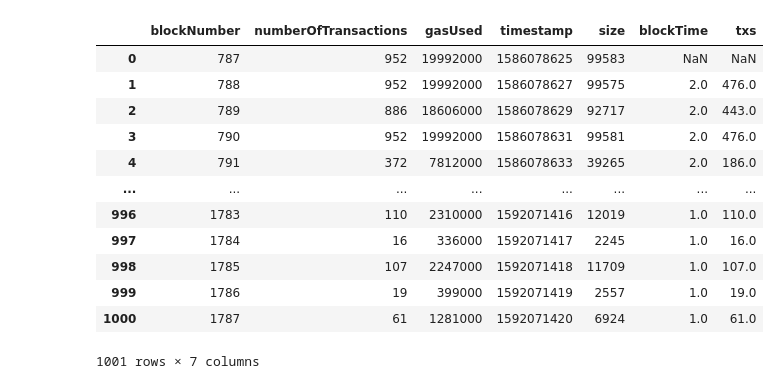
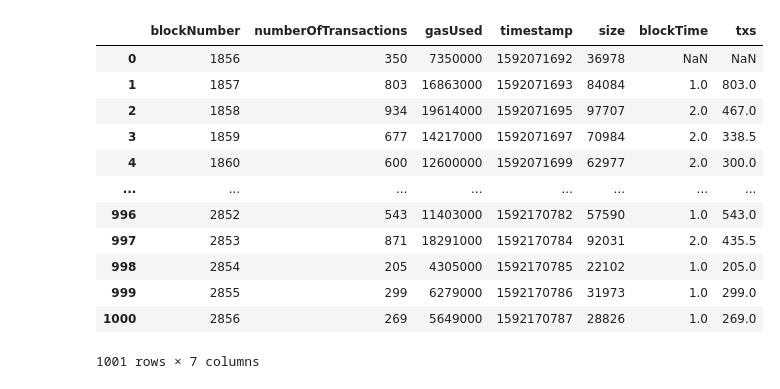
Before and after one commit to lab10-coop/honey-badger-testing, a Jupyter notebook: jupyter/block_analysis.ipynb, the cells around one changed output. Cells and saved outputs as stored; diff of their text form; code cells hidden in the pictures.

```diff
--- a/jupyter/block_analysis.ipynb
+++ b/jupyter/block_analysis.ipynb
@@ -9,38 +9,38 @@ import matplotlib.pyplot as plt
 # We use larger plot areas, adjust to your needs.
 plt.rcParams["figure.figsize"] = (20, 10)
 # %%
-filepath = 'data/hbbft/runUpgrade/throughput1/blocks.blocks.csv'
+filepath = 'data/hbbft/runUpgradeFull/throughput2/blocks.blocks.csv'
 df = pd.read_csv(filepath)
 # dfFixed = pd.read_csv('data/hbbft/data_test_blocks/blocks_no_js_checks.log.txt')
 
 df['blockTime'] = df.timestamp - df.shift(1).timestamp
 # dfFixed['blockTime'] =  dfFixed.timestamp - dfFixed.shift(1).timestamp
 
 
 df['txs'] = df.numberOfTransactions / df.blockTime
 
 # dfFixed['txs'] = dfFixed.numberOfTransactions / dfFixed.blockTime
 
 
 # df.head()
 df
 # print(df.timeSend)
 # df['before'] = df['timeSend'].shift(1)
 # df['timeSinceLastSend'] = df.timeSend - df.shift(1).timeSend
 # df.head()
 # df.head()
 # %% [output]
 |  | blockNumber | numberOfTransactions | gasUsed | timestamp | size | blockTime | txs |
-| 0 | 787 | 952 | 19992000 | 1586078625 | 99583 | NaN | NaN |
-| 1 | 788 | 952 | 19992000 | 1586078627 | 99575 | 2.0 | 476.0 |
-| 2 | 789 | 886 | 18606000 | 1586078629 | 92717 | 2.0 | 443.0 |
-| 3 | 790 | 952 | 19992000 | 1586078631 | 99581 | 2.0 | 476.0 |
-| 4 | 791 | 372 | 7812000 | 1586078633 | 39265 | 2.0 | 186.0 |
+| 0 | 1856 | 350 | 7350000 | 1592071692 | 36978 | NaN | NaN |
+| 1 | 1857 | 803 | 16863000 | 1592071693 | 84084 | 1.0 | 803.0 |
+| 2 | 1858 | 934 | 19614000 | 1592071695 | 97707 | 2.0 | 467.0 |
+| 3 | 1859 | 677 | 14217000 | 1592071697 | 70984 | 2.0 | 338.5 |
+| 4 | 1860 | 600 | 12600000 | 1592071699 | 62977 | 2.0 | 300.0 |
 | ... | ... | ... | ... | ... | ... | ... | ... |
-| 996 | 1783 | 110 | 2310000 | 1592071416 | 12019 | 1.0 | 110.0 |
-| 997 | 1784 | 16 | 336000 | 1592071417 | 2245 | 1.0 | 16.0 |
-| 998 | 1785 | 107 | 2247000 | 1592071418 | 11709 | 1.0 | 107.0 |
-| 999 | 1786 | 19 | 399000 | 1592071419 | 2557 | 1.0 | 19.0 |
-| 1000 | 1787 | 61 | 1281000 | 1592071420 | 6924 | 1.0 | 61.0 |
+| 996 | 2852 | 543 | 11403000 | 1592170782 | 57590 | 1.0 | 543.0 |
+| 997 | 2853 | 871 | 18291000 | 1592170784 | 92031 | 2.0 | 435.5 |
+| 998 | 2854 | 205 | 4305000 | 1592170785 | 22102 | 1.0 | 205.0 |
+| 999 | 2855 | 299 | 6279000 | 1592170786 | 31973 | 1.0 | 299.0 |
+| 1000 | 2856 | 269 | 5649000 | 1592170787 | 28826 | 1.0 | 269.0 |
 1001 rows × 7 columns
 # %%
```
Also changed, not shown: parts of 3 cells of this notebook, 23 other files.
